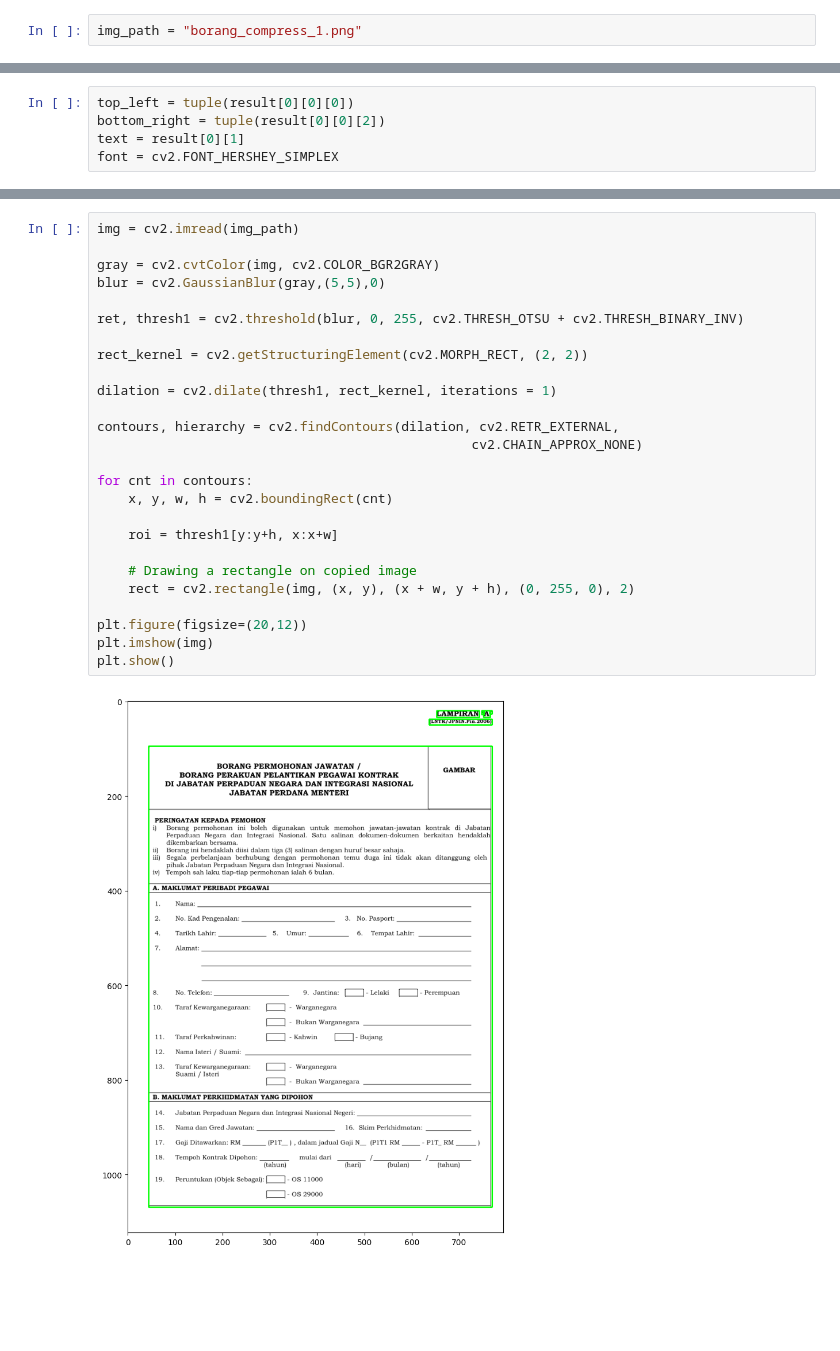
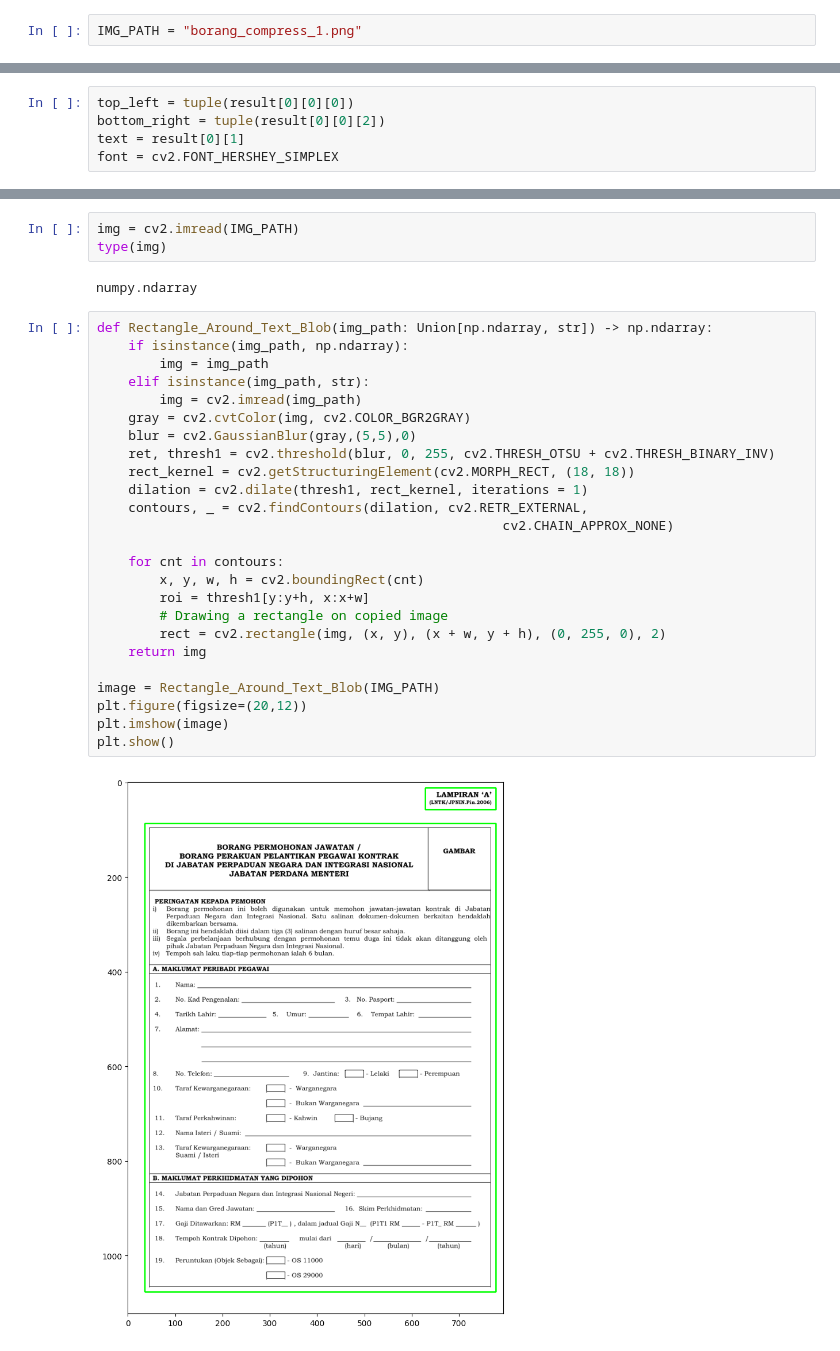
Before and after one commit to dannymirxa/SImple_Teseract_OCR_Application, a Jupyter notebook: convert_image_to_text_easyocr.ipynb, the cells around one changed output, grey strips where cells are left out. Drawn from its saved outputs; the diff is of its cells as text; blank space fills up the shorter version.

```diff
--- a/convert_image_to_text_easyocr.ipynb
+++ b/convert_image_to_text_easyocr.ipynb
@@ -7,2 +8,2 @@ import numpy as np
 # %%
-img_path = "borang_compress_1.png"
+IMG_PATH = "borang_compress_1.png"
@@ -106,31 +113,35 @@ plt.imshow(img)
 plt.show()
 # %% [output]
 [figure]
+# %%
+img = cv2.imread(IMG_PATH)
+type(img)
+# %% [output]
+numpy.ndarray
 # %%
-img = cv2.imread(img_path)
+def Rectangle_Around_Text_Blob(img_path: Union[np.ndarray, str]) -> np.ndarray:
+    if isinstance(img_path, np.ndarray):
+        img = img_path
+    elif isinstance(img_path, str):
+        img = cv2.imread(img_path)
+    gray = cv2.cvtColor(img, cv2.COLOR_BGR2GRAY)
+    blur = cv2.GaussianBlur(gray,(5,5),0)
+    ret, thresh1 = cv2.threshold(blur, 0, 255, cv2.THRESH_OTSU + cv2.THRESH_BINARY_INV)
+    rect_kernel = cv2.getStructuringElement(cv2.MORPH_RECT, (18, 18))
+    dilation = cv2.dilate(thresh1, rect_kernel, iterations = 1)
+    contours, _ = cv2.findContours(dilation, cv2.RETR_EXTERNAL,
+                                                    cv2.CHAIN_APPROX_NONE)
 
-gray = cv2.cvtColor(img, cv2.COLOR_BGR2GRAY)
-blur = cv2.GaussianBlur(gray,(5,5),0)
+    for cnt in contours:
+        x, y, w, h = cv2.boundingRect(cnt)
+        roi = thresh1[y:y+h, x:x+w]
+        # Drawing a rectangle on copied image
+        rect = cv2.rectangle(img, (x, y), (x + w, y + h), (0, 255, 0), 2)
+    return img
 
-ret, thresh1 = cv2.threshold(blur, 0, 255, cv2.THRESH_OTSU + cv2.THRESH_BINARY_INV)
-
-rect_kernel = cv2.getStructuringElement(cv2.MORPH_RECT, (2, 2))
-
-dilation = cv2.dilate(thresh1, rect_kernel, iterations = 1)
-
-contours, hierarchy = cv2.findContours(dilation, cv2.RETR_EXTERNAL,
-                                                cv2.CHAIN_APPROX_NONE)
-
-for cnt in contours:
-    x, y, w, h = cv2.boundingRect(cnt)
-
-    roi = thresh1[y:y+h, x:x+w]
-
-    # Drawing a rectangle on copied image
-    rect = cv2.rectangle(img, (x, y), (x + w, y + h), (0, 255, 0), 2)
-
+image = Rectangle_Around_Text_Blob(IMG_PATH)
 plt.figure(figsize=(20,12))
-plt.imshow(img)
+plt.imshow(image)
 plt.show()
 # %% [output]
-[figure, old version]
+[figure, new version]
```
Also changed, not shown: parts of 10 cells of this notebook, 1 other file.
